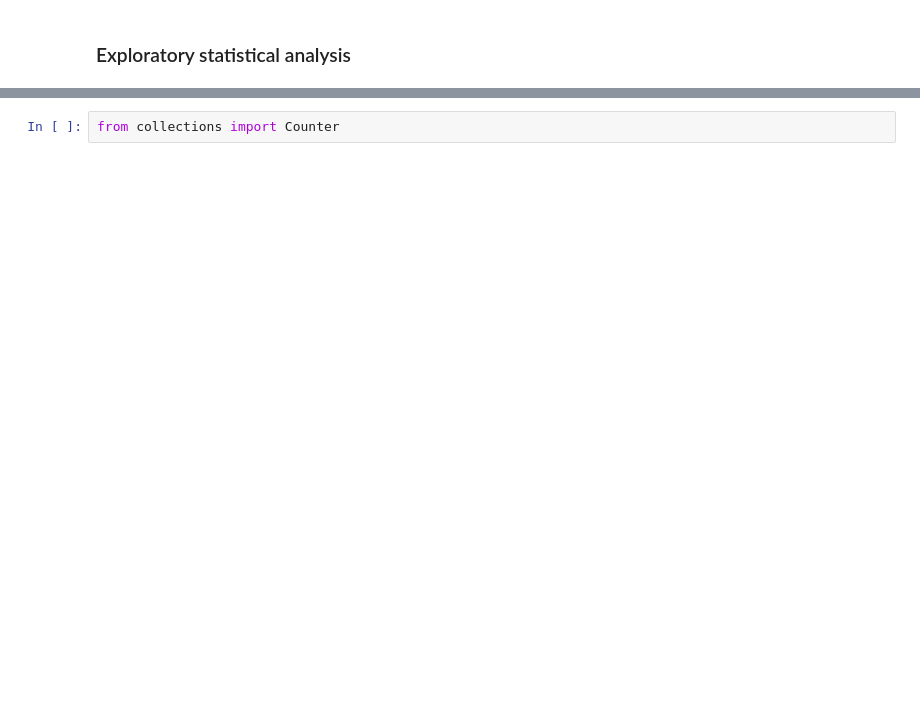
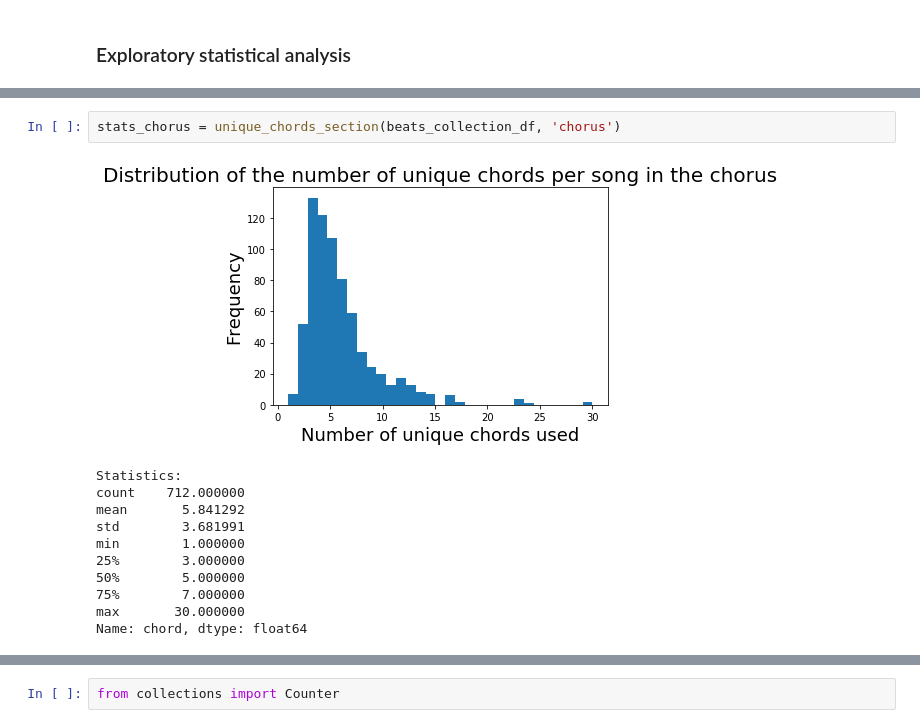
Before and after one commit to GiacomoAlliata/DigitalMusicologyProject, a Jupyter notebook: data_preprocessing.ipynb, the cells around one changed output, grey strips where cells are left out. Drawn from its saved outputs; the diff is of its cells as text; blank space fills up the shorter version.

```diff
--- a/data_preprocessing.ipynb
+++ b/data_preprocessing.ipynb
@@ -422,0 +744,14 @@ markov.head(5)
+# %%
+stats_chorus = unique_chords_section(beats_collection_df, 'chorus')
+# %% [output]
+[figure, added]
+Statistics:
+count    712.000000
+mean       5.841292
+std        3.681991
+min        1.000000
+25%        3.000000
+50%        5.000000
+75%        7.000000
+max       30.000000
+Name: chord, dtype: float64
```
Also changed, not shown: parts of 196 cells of this notebook.
